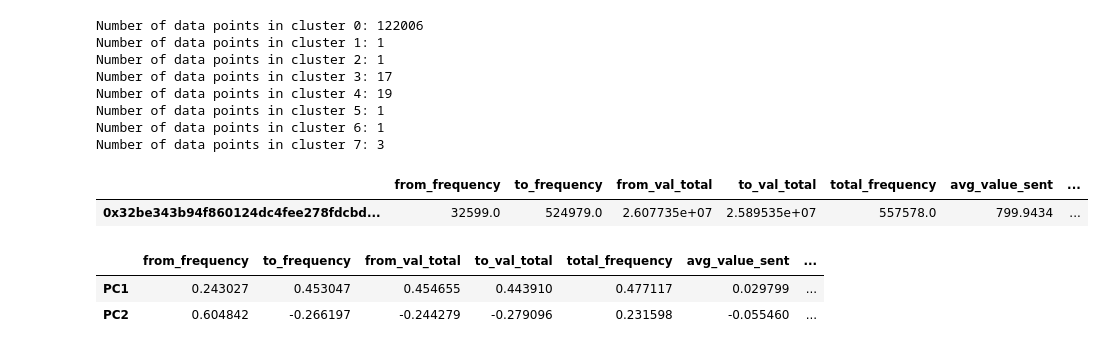
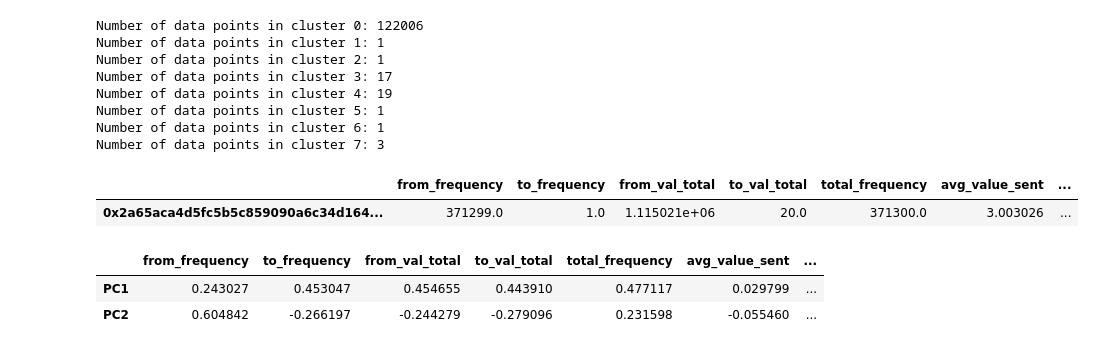
Before and after one commit to DataBuffs/detecting-ethereum-fraud, a Jupyter notebook: main.ipynb, the cells around one changed output. Saved outputs shown, nothing was run; the diff lists cells and outputs as text; code cells hidden in the pictures.

```diff
--- a/main.ipynb
+++ b/main.ipynb
@@ -1101,12 +1101,11 @@ def seeWalletsInLabel(label_number):
 # %%
 # be sure this label number corresponds to the outlier you'd like to see the wallet address of
 
-label = 1
-print(f"Wallets in label {label}")
+label = 2
 seeWalletsInLabel(label)
 # %% [output]
 |  | from_frequency | to_frequency | from_val_total | to_val_total | total_frequency | avg_value_sent | ... |
-| 0x32be343b94f860124dc4fee278fdcbd... | 32599.0 | 524979.0 | 2.607735e+07 | 2.589535e+07 | 557578.0 | 799.9434 | ... |
+| 0x2a65aca4d5fc5b5c859090a6c34d164... | 371299.0 | 1.0 | 1.115021e+06 | 20.0 | 371300.0 | 3.003026 | ... |
 # %%
 components_matrix = pd.DataFrame(
     pca.components_,
```
Also changed, not shown: parts of 5 cells of this notebook.
